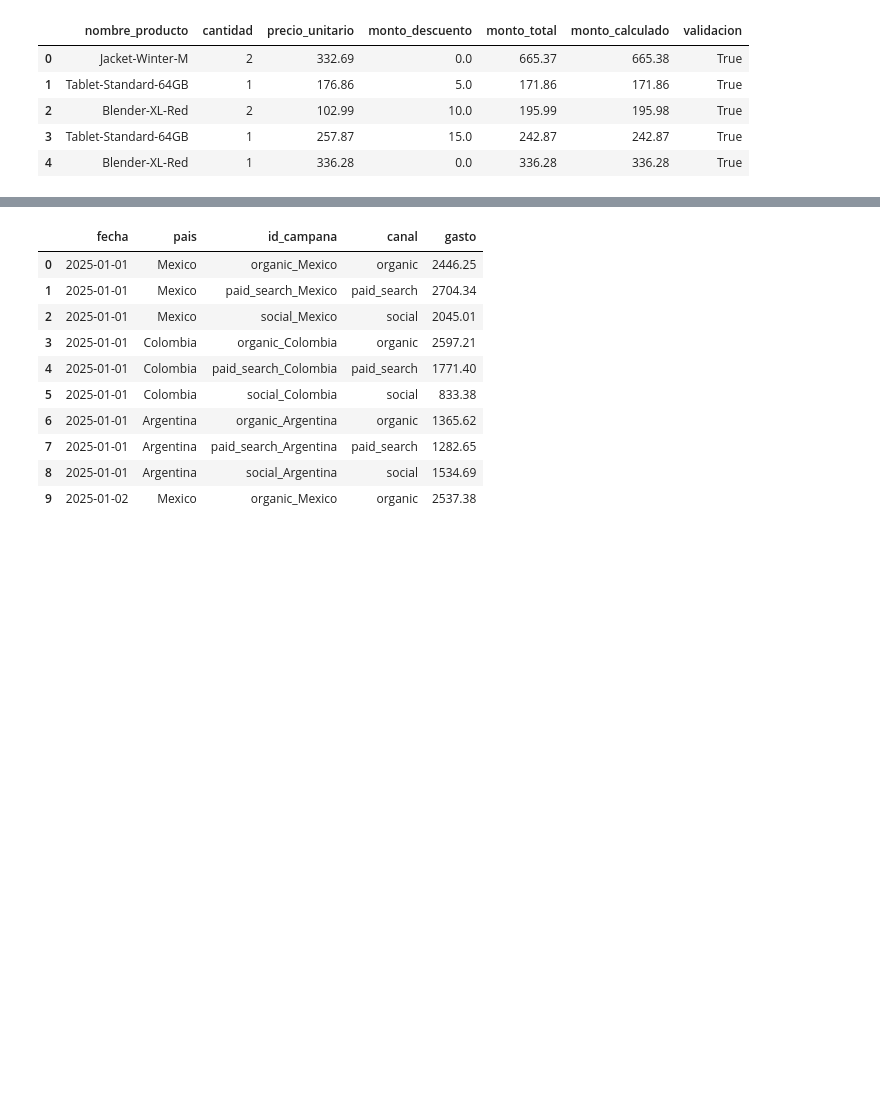
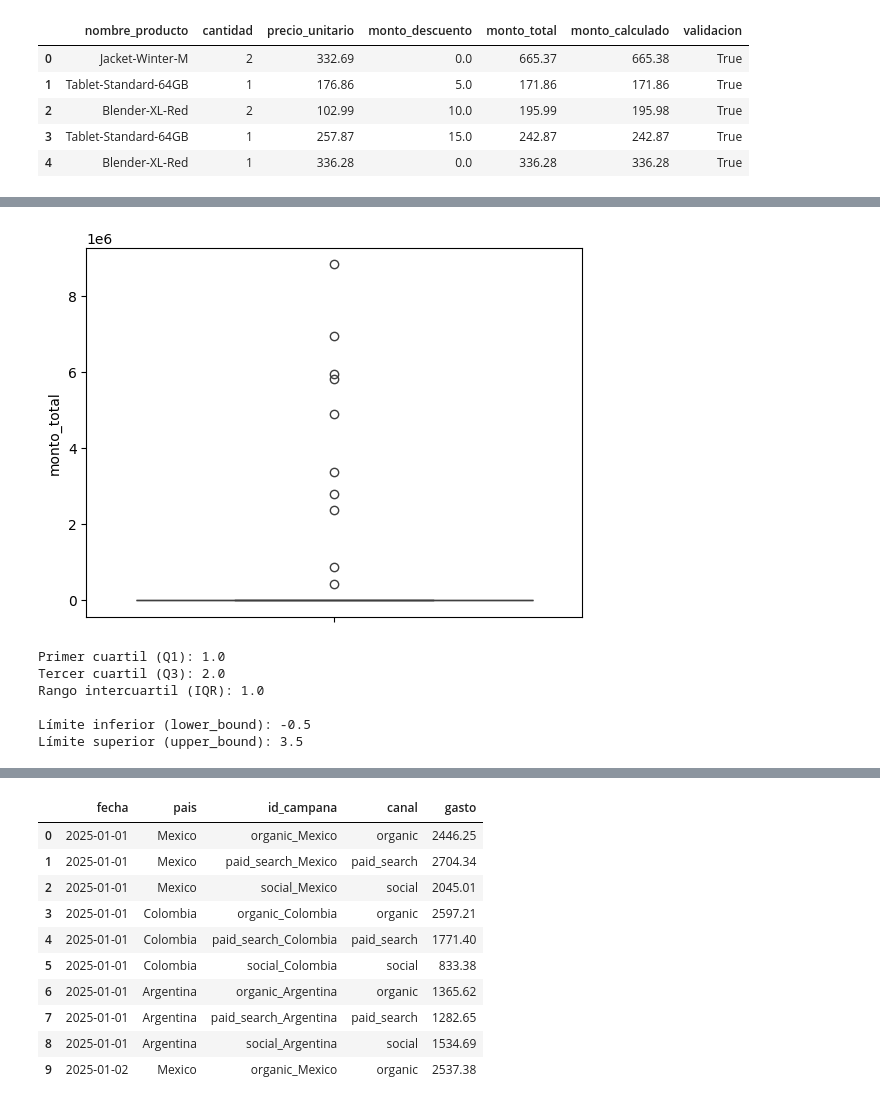
Before and after one commit to FithoGerardo/RappiPlus-Data-cleaning-and-analysis, a Jupyter notebook: notebooks/GerardoOlm-rappiplus_project.ipynb, the cells around one changed output, grey strips where cells are left out. Saved outputs shown, nothing was run; the diff lists cells and outputs as text; code cells hidden in the pictures; blank space fills up the shorter version.

```diff
--- a/notebooks/GerardoOlm-rappiplus_project.ipynb
+++ b/notebooks/GerardoOlm-rappiplus_project.ipynb
@@ -576,0 +616,28 @@ ord.drop(columns=['monto_calculado', 'validacion'], inplace=True)
+# %%
+# boxplot
+sns.boxplot(data=ord['monto_total'])
+plt.show()
+# %% [output]
+[figure, added]
+# %%
+# verificar outliers con IQR
+Q1 = ord['cantidad'].quantile(0.25)  # Primer cuartil
+Q2 = ord['cantidad'].quantile(0.50)  # Segundo cuartil o mediana
+Q3 = ord['cantidad'].quantile(0.75)  # Tercer cuartil
+IQR = Q3 - Q1  # Rango intercuartil
+print("Primer cuartil (Q1):", Q1)
+print("Tercer cuartil (Q3):", Q3)
+print("Rango intercuartil (IQR):", IQR)
+
+# Definir umbrales para outliers
+lower_bound = Q1 - 1.5 * IQR
+upper_bound = Q3 + 1.5 * IQR
+print("\nLímite inferior (lower_bound):", lower_bound)
+print("Límite superior (upper_bound):", upper_bound)
+# %% [output]
+Primer cuartil (Q1): 1.0
+Tercer cuartil (Q3): 2.0
+Rango intercuartil (IQR): 1.0
+
+Límite inferior (lower_bound): -0.5
+Límite superior (upper_bound): 3.5
```
Also changed, not shown: parts of 6 cells of this notebook.
